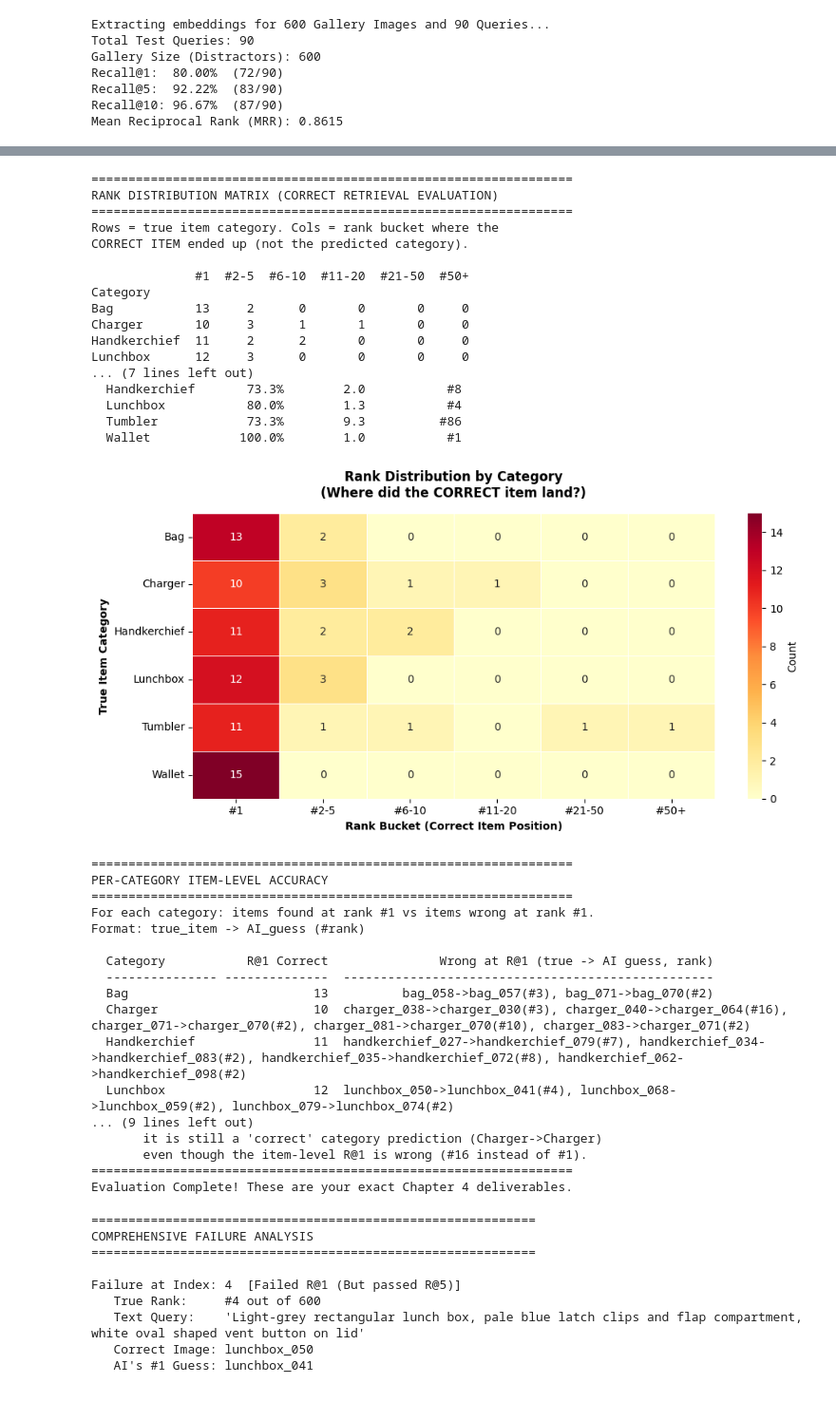
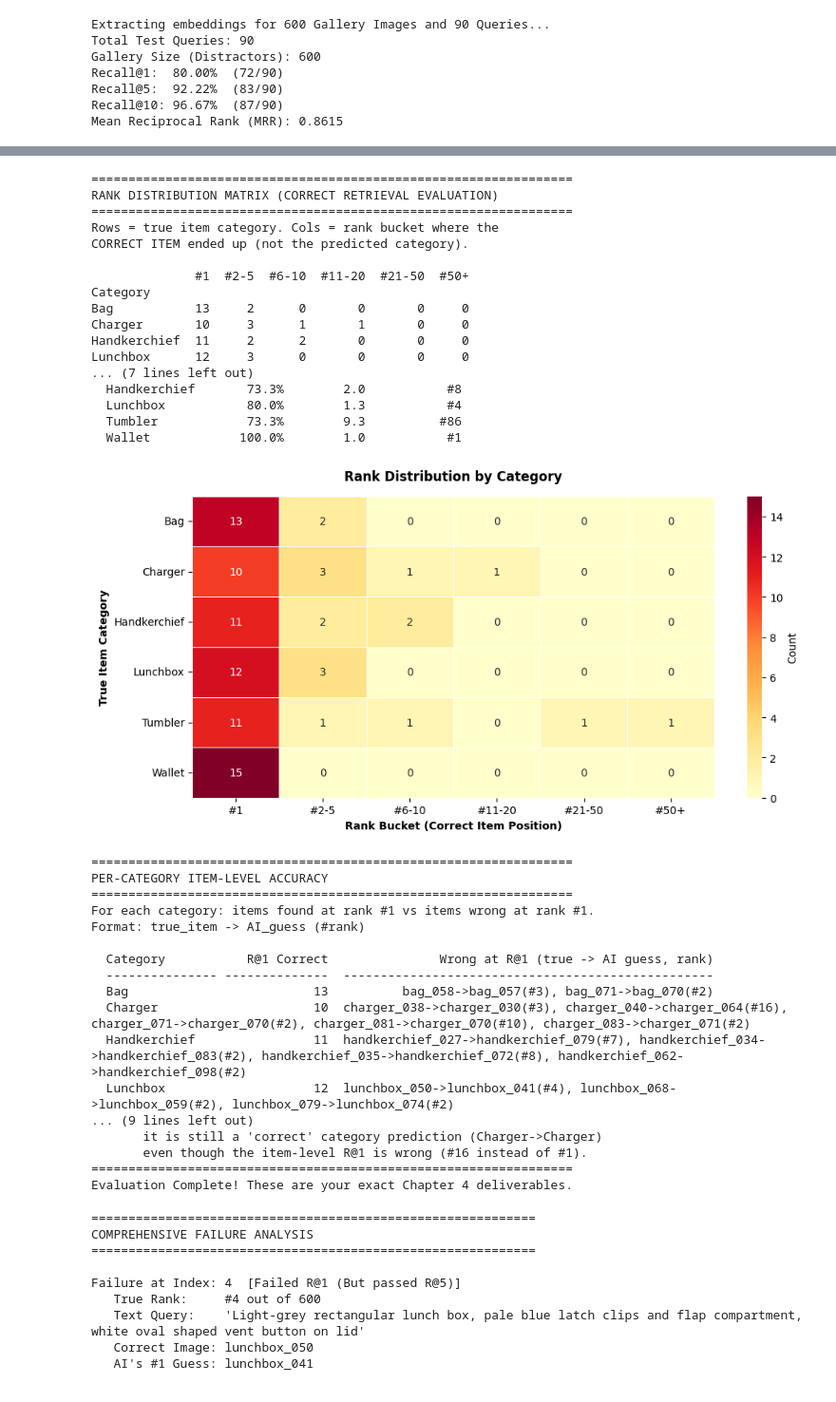
Before and after one commit to gorggogi/fgclip, a Jupyter notebook: fgclipevaluation/Copy_of_fgclipEvaluation_V2_1_1200_HNM.ipynb, the cells around one changed output, grey strips where cells are left out. Shown at 95% size. Saved outputs shown, nothing was run; the diff lists cells and outputs as text; code cells hidden in the pictures.

```diff
--- a/fgclipevaluation/Copy_of_fgclipEvaluation_V2_1_1200_HNM.ipynb
+++ b/fgclipevaluation/Copy_of_fgclipEvaluation_V2_1_1200_HNM.ipynb
@@ -497,7 +497,7 @@ for cat in unique_cats:
 fig, ax = plt.subplots(figsize=(10, 5))
 sns.heatmap(dist_df, annot=True, fmt='d', cmap='YlOrRd', ax=ax,
             linewidths=0.5, linecolor='white', cbar_kws={'label': 'Count'})
-ax.set_title('Rank Distribution by Category\n(Where did the CORRECT item land?)',
+ax.set_title('Rank Distribution by Category',
              fontweight='bold', pad=15)
 ax.set_xlabel('Rank Bucket (Correct Item Position)', fontweight='bold')
 ax.set_ylabel('True Item Category', fontweight='bold')
@@ -545,34 +545,34 @@ OLD CATEGORY CONFUSION MATRIX (KEPT FOR REFERENCE ONLY)
 =================================================================
 NOTE: Perfectly DIAGONAL because it compares categories, not items.
       See CELL 8b below for the correct retrieval evaluation.
 
                   Bag  Charger  Handkerchief  Lunchbox  Tumbler  Wallet
 True / Predicted
 Bag                15        0             0         0        0       0
 Charger             0       15             0         0        0       0
 Handkerchief        0        0            15         0        0       0
 Lunchbox            0        0             0        15        0       0
 Tumbler             0        0             0         0       15       0
 Wallet              0        0             0         0        0      15
 [figure]
 =================================================================
 RANK DISTRIBUTION MATRIX (CORRECT RETRIEVAL EVALUATION)
 =================================================================
 Rows = true item category. Cols = rank bucket where the
 CORRECT ITEM ended up (not the predicted category).
 
               #1  #2-5  #6-10  #11-20  #21-50  #50+
 Category
 Bag           13     2      0       0       0     0
 Charger       10     3      1       1       0     0
 Handkerchief  11     2      2       0       0     0
 Lunchbox      12     3      0       0       0     0
 ... (7 lines left out)
   Handkerchief       73.3%        2.0           #8
   Lunchbox           80.0%        1.3           #4
   Tumbler            73.3%        9.3          #86
   Wallet            100.0%        1.0           #1
-[figure, old version]
+[figure, new version]
 =================================================================
 PER-CATEGORY ITEM-LEVEL ACCURACY
 =================================================================
```
Also changed, not shown: parts of 1 cell of this notebook, 2 other files.
